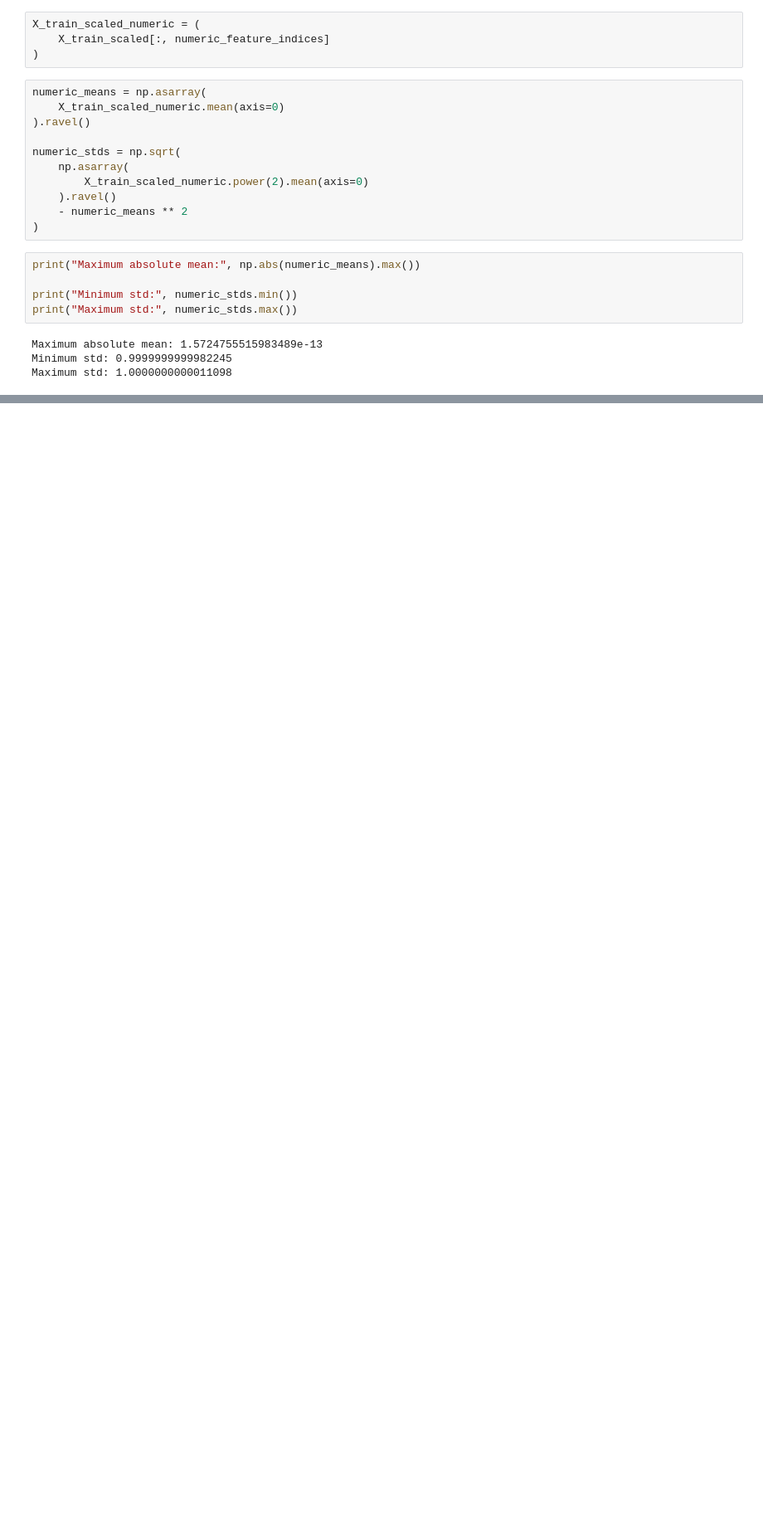
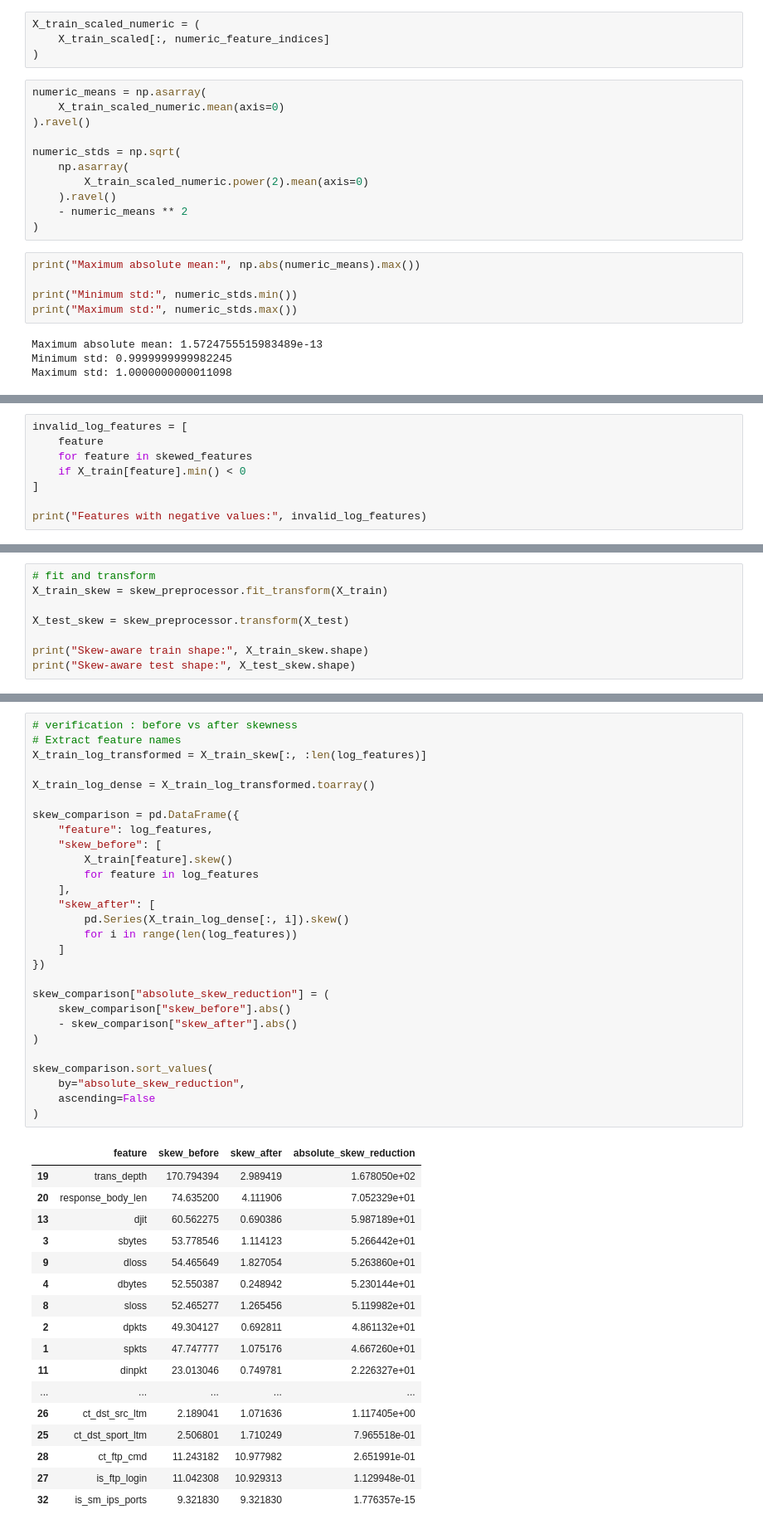
Before and after one commit to AskariAbidi18/Aeges-Q, a Jupyter notebook: notebooks/02_preprocessing/unsw_nb15_preprocessing.ipynb, the cells around one changed output, grey strips where cells are left out. Shown at 83% size. Saved outputs shown, nothing was run; the diff lists cells and outputs as text; blank space fills up the shorter version.

Commit message:
feat : try 2 variants of Skew Aware Preprocessing

```diff
--- a/notebooks/02_preprocessing/unsw_nb15_preprocessing.ipynb
+++ b/notebooks/02_preprocessing/unsw_nb15_preprocessing.ipynb
@@ -199,0 +367,8 @@ Maximum std: 1.0000000000011098
+# %%
+invalid_log_features = [
+    feature
+    for feature in skewed_features
+    if X_train[feature].min() < 0
+]
+
+print("Features with negative values:", invalid_log_features)
@@ -199,0 +449,8 @@ Maximum std: 1.0000000000011098
+# %%
+# fit and transform
+X_train_skew = skew_preprocessor.fit_transform(X_train)
+
+X_test_skew = skew_preprocessor.transform(X_test)
+
+print("Skew-aware train shape:", X_train_skew.shape)
+print("Skew-aware test shape:", X_test_skew.shape)
@@ -199,0 +460,46 @@ Maximum std: 1.0000000000011098
+# %%
+# verification : before vs after skewness
+# Extract feature names
+X_train_log_transformed = X_train_skew[:, :len(log_features)]
+
+X_train_log_dense = X_train_log_transformed.toarray()
+
+skew_comparison = pd.DataFrame({
+    "feature": log_features,
+    "skew_before": [
+        X_train[feature].skew()
+        for feature in log_features
+    ],
+    "skew_after": [
+        pd.Series(X_train_log_dense[:, i]).skew()
+        for i in range(len(log_features))
+    ]
+})
+
+skew_comparison["absolute_skew_reduction"] = (
+    skew_comparison["skew_before"].abs()
+    - skew_comparison["skew_after"].abs()
+)
+
+skew_comparison.sort_values(
+    by="absolute_skew_reduction",
+    ascending=False
+)
+# %% [output]
+|  | feature | skew_before | skew_after | absolute_skew_reduction |
+| 19 | trans_depth | 170.794394 | 2.989419 | 1.678050e+02 |
+| 20 | response_body_len | 74.635200 | 4.111906 | 7.052329e+01 |
+| 13 | djit | 60.562275 | 0.690386 | 5.987189e+01 |
+| 3 | sbytes | 53.778546 | 1.114123 | 5.266442e+01 |
+| 9 | dloss | 54.465649 | 1.827054 | 5.263860e+01 |
+| 4 | dbytes | 52.550387 | 0.248942 | 5.230144e+01 |
+| 8 | sloss | 52.465277 | 1.265456 | 5.119982e+01 |
+| 2 | dpkts | 49.304127 | 0.692811 | 4.861132e+01 |
+| 1 | spkts | 47.747777 | 1.075176 | 4.667260e+01 |
+| 11 | dinpkt | 23.013046 | 0.749781 | 2.226327e+01 |
+| ... | ... | ... | ... | ... |
+| 26 | ct_dst_src_ltm | 2.189041 | 1.071636 | 1.117405e+00 |
+| 25 | ct_dst_sport_ltm | 2.506801 | 1.710249 | 7.965518e-01 |
+| 28 | ct_ftp_cmd | 11.243182 | 10.977982 | 2.651991e-01 |
+| 27 | is_ftp_login | 11.042308 | 10.929313 | 1.129948e-01 |
+| 32 | is_sm_ips_ports | 9.321830 | 9.321830 | 1.776357e-15 |
```
Also changed, not shown: parts of 29 cells of this notebook.
